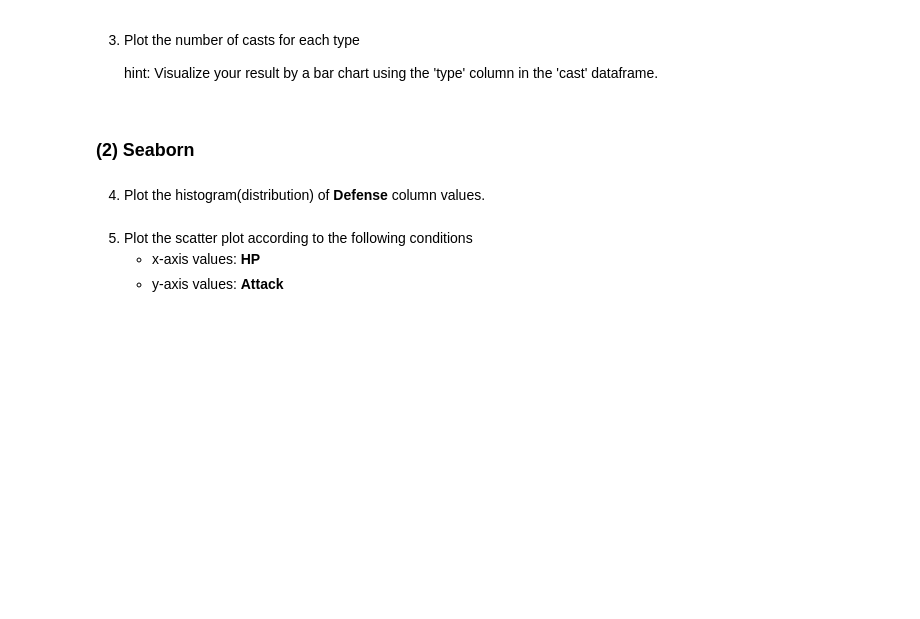
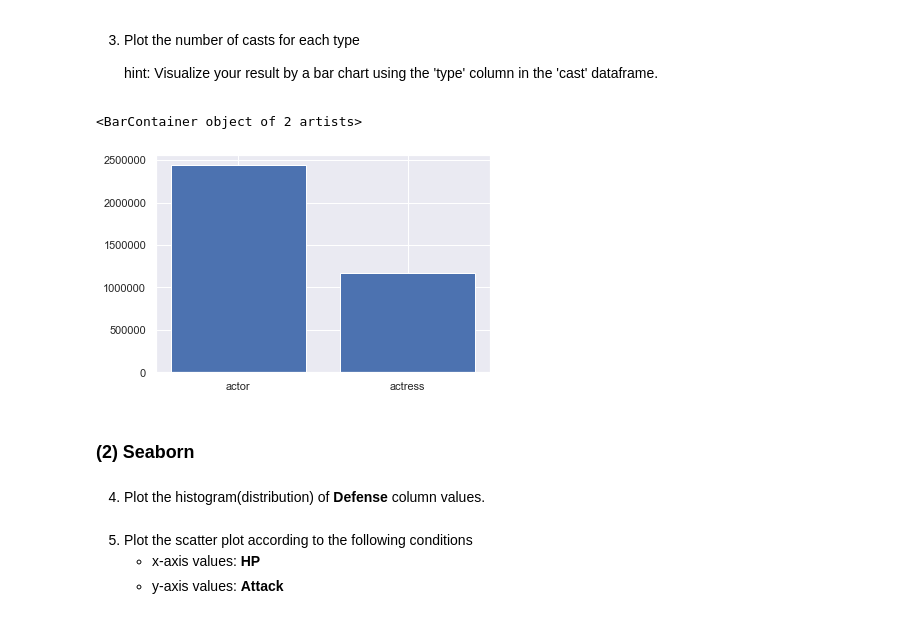
Before and after one commit to boysbeanxious/IMMBA_CODING, a Jupyter notebook: 20220215/lecture8-data_visualization.ipynb, the cells around one changed output. Drawn from its saved outputs; the diff is of its cells as text; code cells hidden in the pictures; blank space fills up the shorter version.

```diff
--- a/20220215/lecture8-data_visualization.ipynb
+++ b/20220215/lecture8-data_visualization.ipynb
@@ -342,3 +386,21 @@ cast = pd.read_csv('./cast.csv')
+# %%
+# your code here
+
+
+
+import matplotlib.pyplot as plt
+import numpy as np
+
+ex3 = cast.groupby('type').count()['title'].reset_index()
+ex3.rename(columns = {'title':'cnt'}, inplace=True)
+# ex3
+
+plt.bar(ex3.type, ex3.cnt)
+
+# plt.show()
+# %% [output]
+<BarContainer object of 2 artists>
+[figure, added]
 # %% [markdown]
 ### (2) Seaborn
 # %%
```
Also changed, not shown: parts of 10 cells of this notebook, 3 other files.
